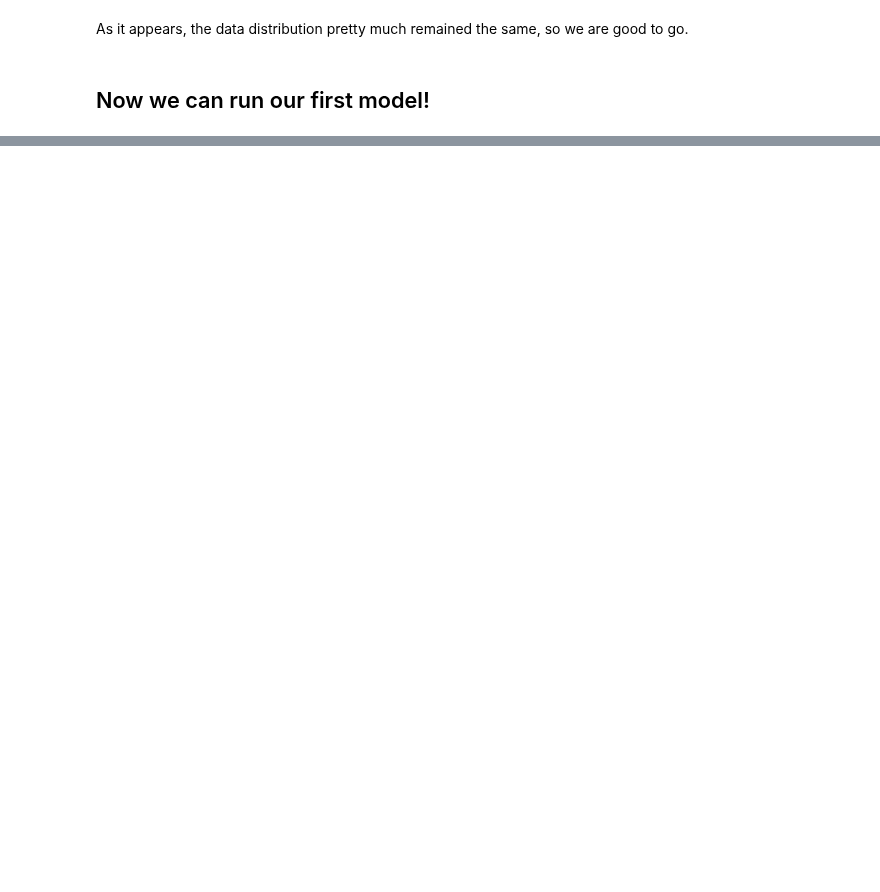
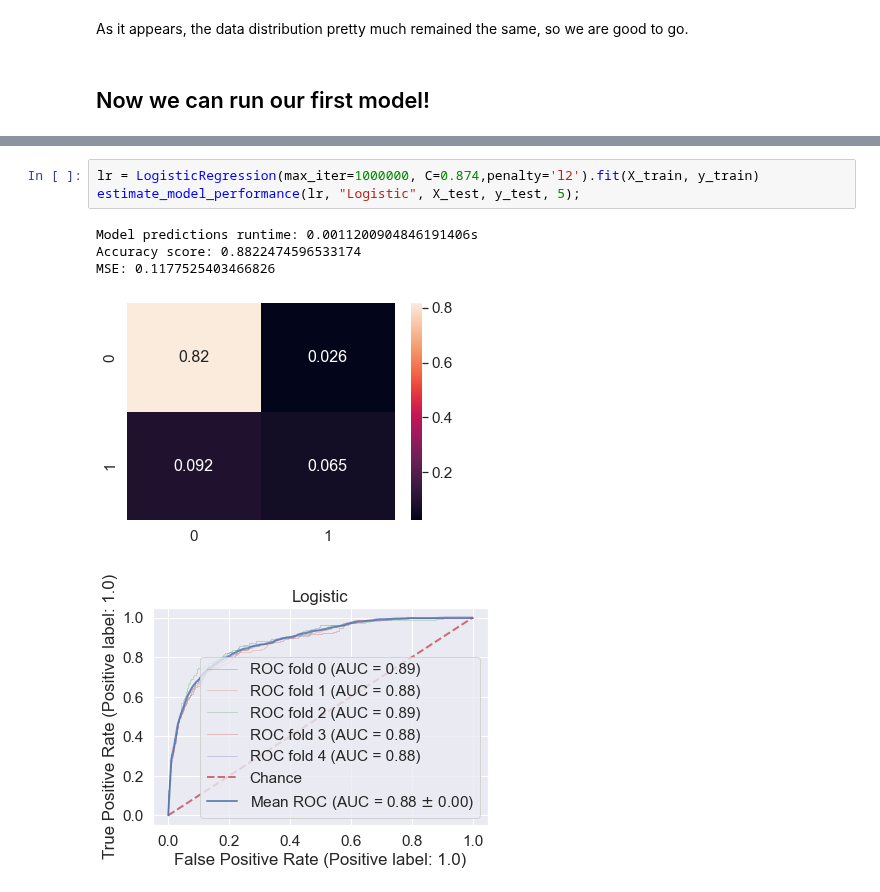
Before and after one commit to mikisegall/ml_final_project, a Jupyter notebook: avi_test.ipynb, the cells around one changed output, grey strips where cells are left out. Cells and saved outputs as stored; diff of their text form; blank space fills up the shorter version.

```diff
--- a/avi_test.ipynb
+++ b/avi_test.ipynb
@@ -465,0 +353,9 @@ New amount of rows: 8365
+# %%
+lr = LogisticRegression(max_iter=1000000, C=0.874,penalty='l2').fit(X_train, y_train)
+estimate_model_performance(lr, "Logistic", X_test, y_test, 5);
+# %% [output]
+Model predictions runtime: 0.0011200904846191406s
+Accuracy score: 0.8822474596533174
+MSE: 0.1177525403466826
+[figure, added]
+[figure, added]
```
Also changed, not shown: parts of 30 cells of this notebook.
